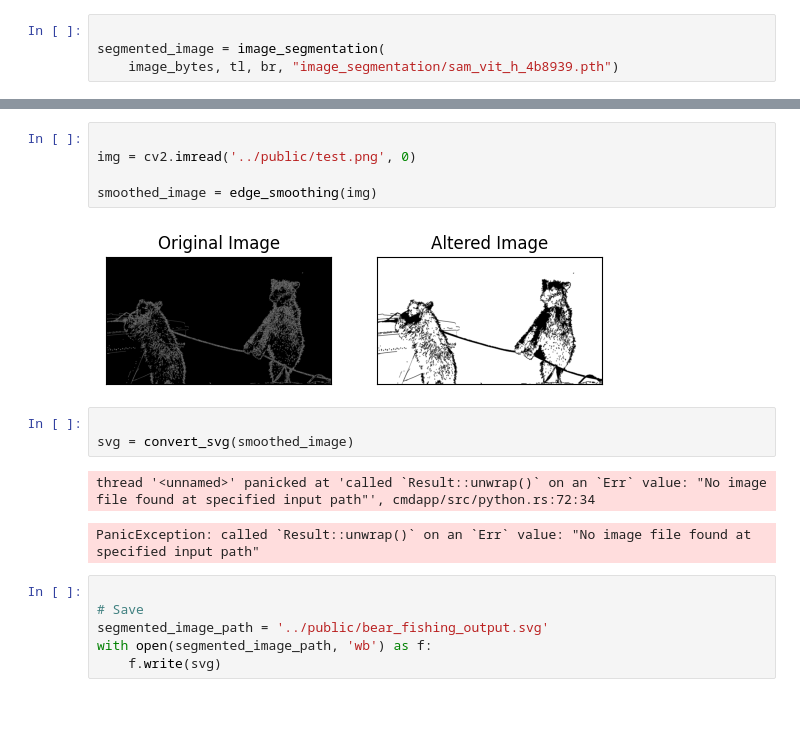
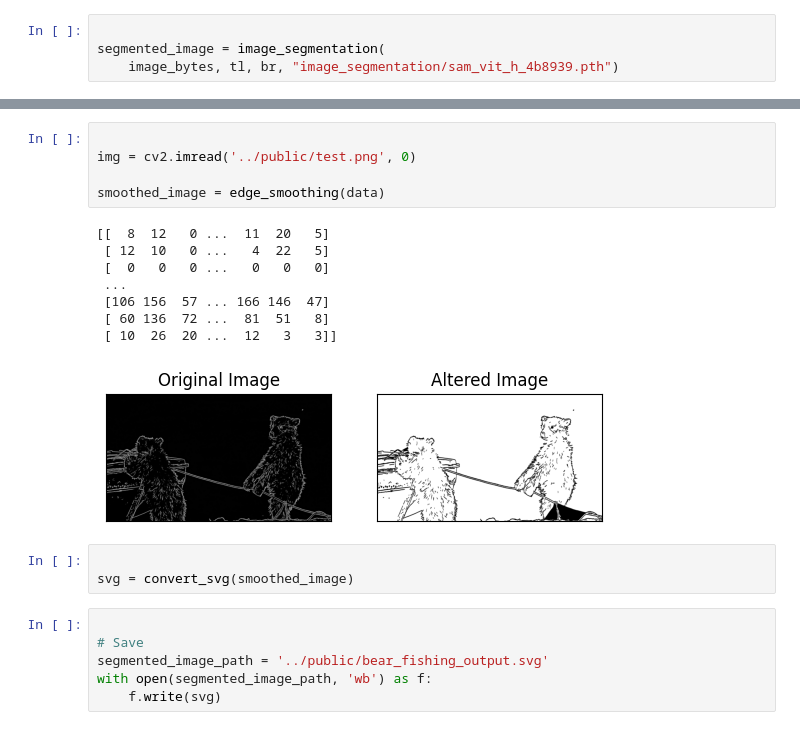
Before and after one commit to CornellDataScience/sketchify, a Jupyter notebook: ml/main.ipynb, the cells around one changed output, grey strips where cells are left out. Saved outputs shown, nothing was run; the diff lists cells and outputs as text.

```diff
--- a/ml/main.ipynb
+++ b/ml/main.ipynb
@@ -33,16 +36,20 @@ with open('../public/test.png', 'wb') as f:
 # %%
 
 img = cv2.imread('../public/test.png', 0)
 
-smoothed_image = edge_smoothing(img)
+smoothed_image = edge_smoothing(data)
 # %% [output]
+[[  8  12   0 ...  11  20   5]
+ [ 12  10   0 ...   4  22   5]
+ [  0   0   0 ...   0   0   0]
+ ...
+ [106 156  57 ... 166 146  47]
+ [ 60 136  72 ...  81  51   8]
+ [ 10  26  20 ...  12   3   3]]
-[figure, old version]
+[figure, new version]
 # %%
 
 svg = convert_svg(smoothed_image)
-# %% [output]
-thread '<unnamed>' panicked at 'called `Result::unwrap()` on an `Err` value: "No image file found at specified input path"', cmdapp/src/python.rs:72:34
-PanicException: called `Result::unwrap()` on an `Err` value: "No image file found at specified input path"
 # %%
 
 # Save
```
Also changed, not shown: parts of 2 cells of this notebook, 15 other files.
